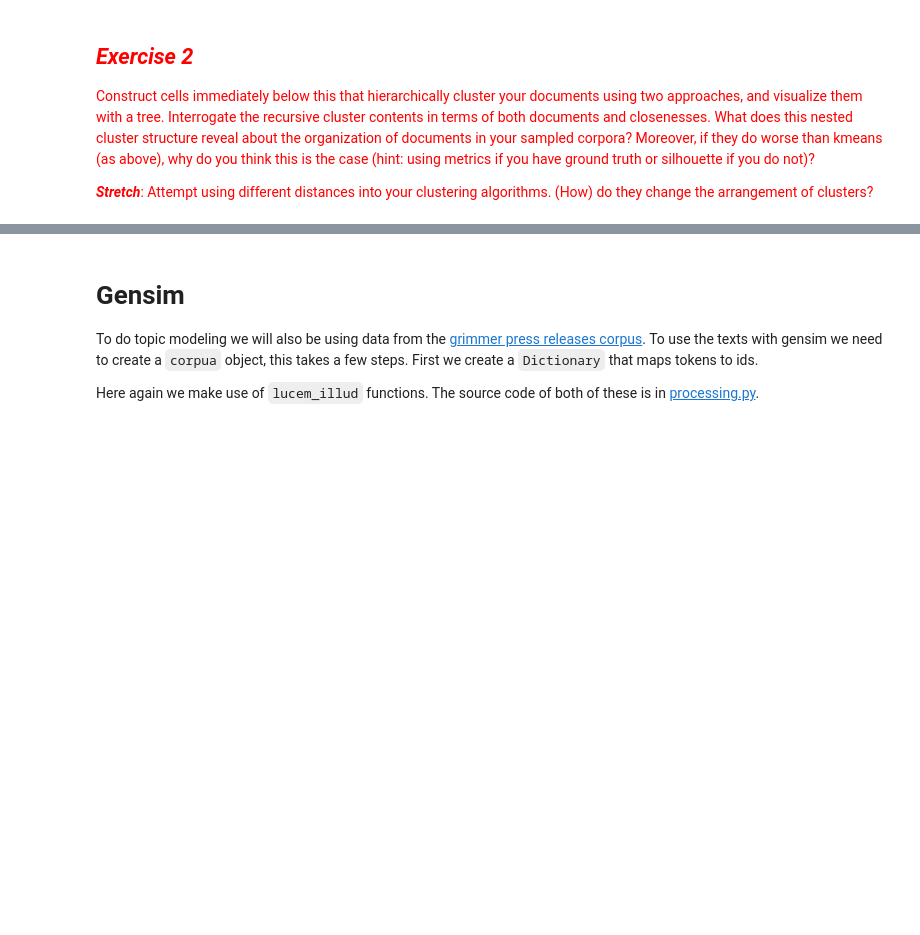
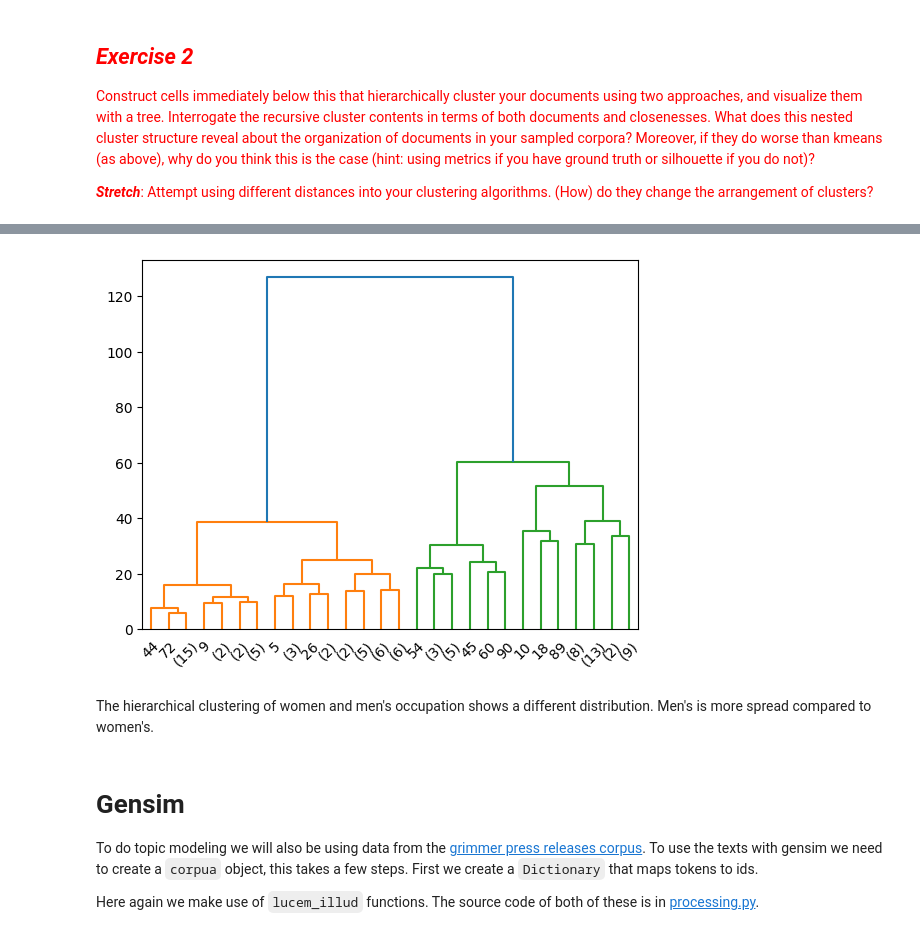
Before and after one commit to h-karyn/ComputationalContentAnalysis, a Jupyter notebook: python_notebooks/hw3/3_Topic_Modeling_and_Clustering.ipynb, the cells around one changed output, grey strips where cells are left out. Cells and saved outputs as stored; diff of their text form; code cells hidden in the pictures; blank space fills up the shorter version.

```diff
--- a/python_notebooks/hw3/3_Topic_Modeling_and_Clustering.ipynb
+++ b/python_notebooks/hw3/3_Topic_Modeling_and_Clustering.ipynb
@@ -862,3 +915,9 @@ example_hierarchicalClusters_full = scipy.cluster.hierarchy.fcluster(example_lin
+# %%
+dendrogramDat = scipy.cluster.hierarchy.dendrogram(linkage_matrix, p=4, truncate_mode='level', get_leaves=True)
+# %% [output]
+[figure, added]
+# %% [markdown]
+The hierarchical clustering of women and men's occupation shows a different distribution. Men's is more spread compared to women's.
 # %% [markdown]
 # Gensim
 
```
Also changed, not shown: parts of 7 cells of this notebook.
